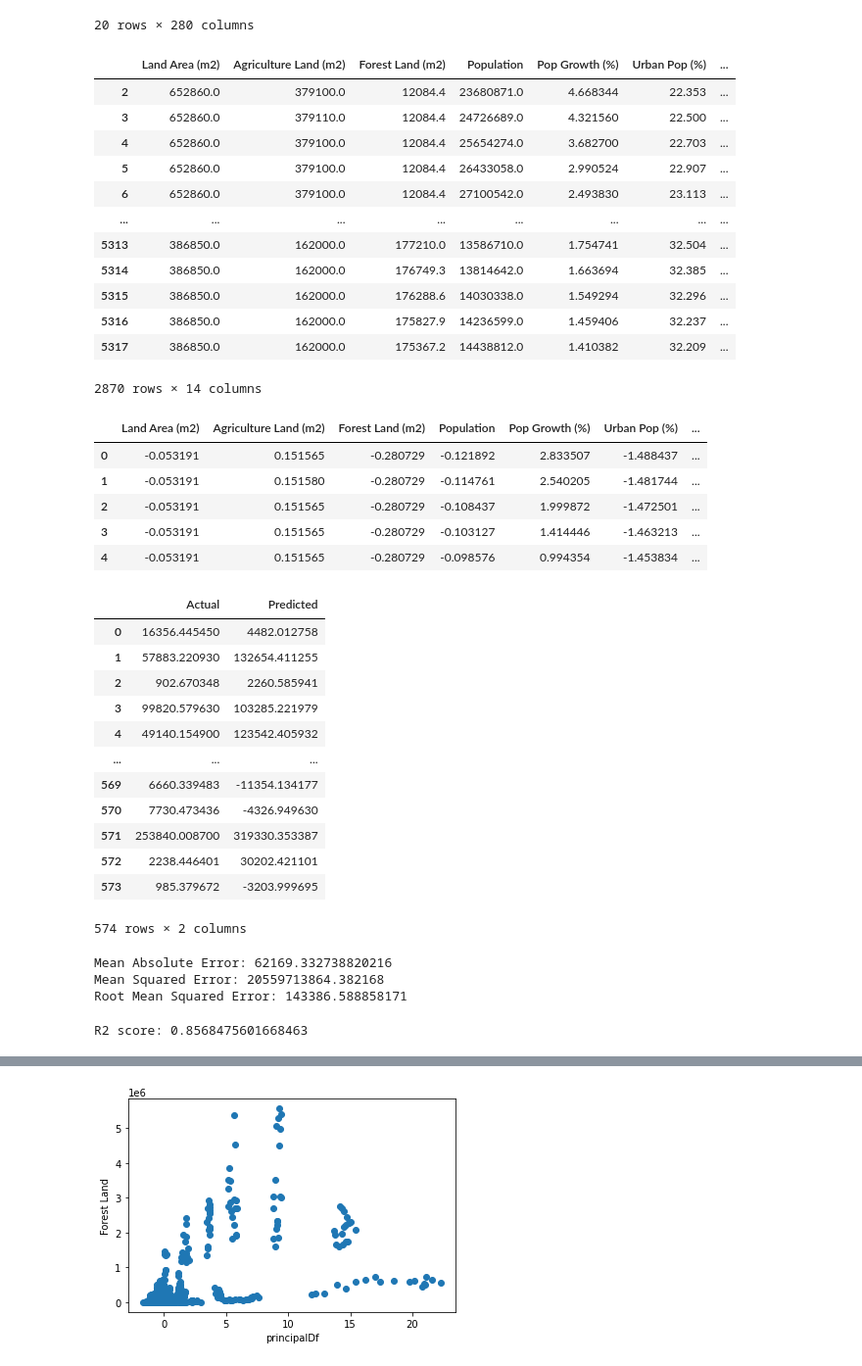
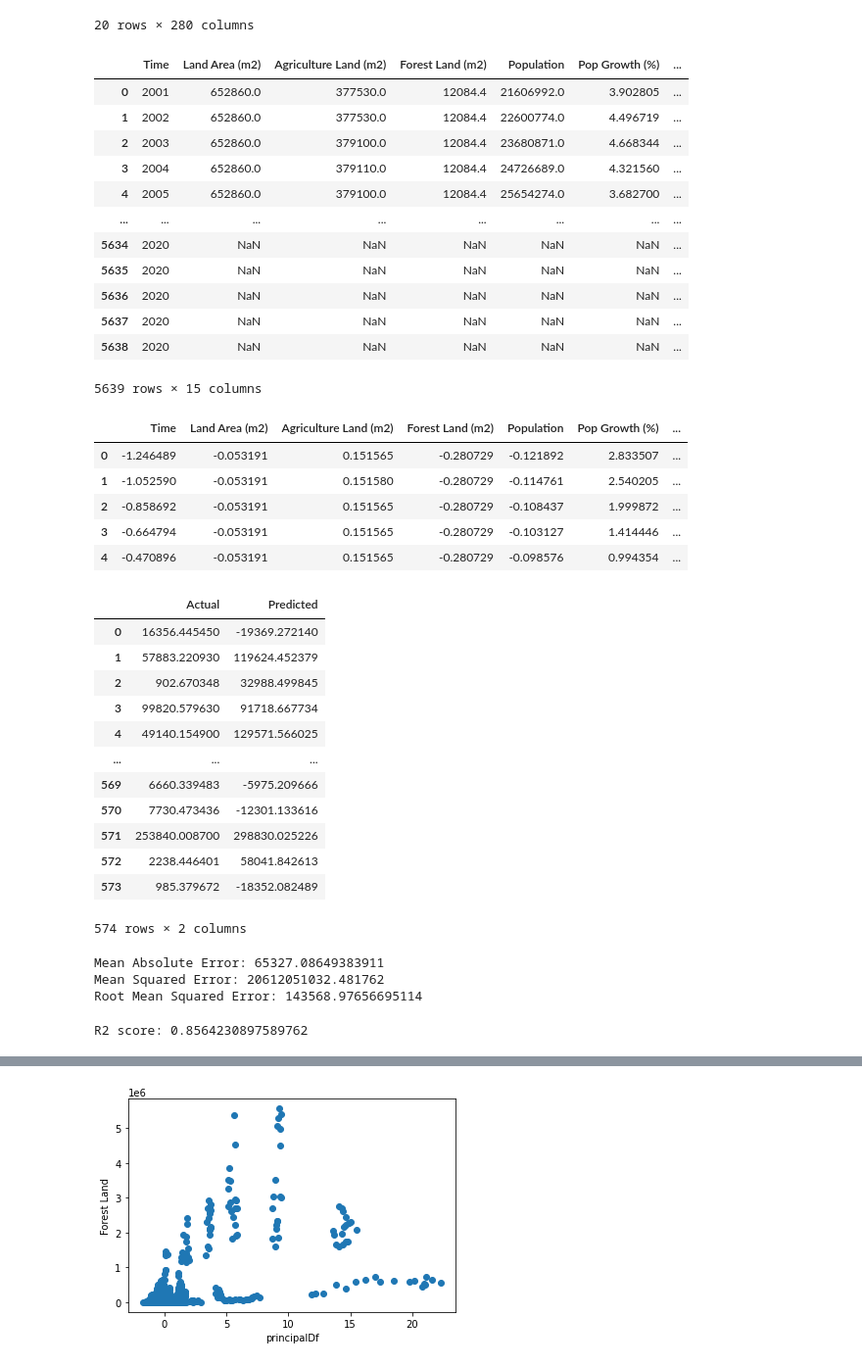
Before and after one commit to mohannashahrad/Borealis_AI_Plant_Tree_Project, a Jupyter notebook: Training/PCA_analysis.ipynb, the cells around one changed output, grey strips where cells are left out. Shown at 98% size. Saved outputs shown, nothing was run; the diff lists cells and outputs as text; code cells hidden in the pictures.

```diff
--- a/Training/PCA_analysis.ipynb
+++ b/Training/PCA_analysis.ipynb
@@ -143,36 +143,37 @@ df.head(20)
 20 rows × 280 columns
 # %%
 df_2 = load_DF('https://raw.githubusercontent.com/mohannashahrad/Borealis_AI_Plant_Tree_Project/main/Final_Data/final_data2.csv')
-df_2 = df_2.iloc[: , 3:]
+df_2 = df_2.iloc[: , 1:]
+df_2 = df_2.loc[:, df_2.columns != 'Country Name']
 # %%
 df_2
 # %% [output]
-|  | Land Area (m2) | Agriculture Land (m2) | Forest Land (m2) | Population | Pop Growth (%) | Urban Pop (%) | ... |
-| 2 | 652860.0 | 379100.0 | 12084.4 | 23680871.0 | 4.668344 | 22.353 | ... |
-| 3 | 652860.0 | 379110.0 | 12084.4 | 24726689.0 | 4.321560 | 22.500 | ... |
-| 4 | 652860.0 | 379100.0 | 12084.4 | 25654274.0 | 3.682700 | 22.703 | ... |
-| 5 | 652860.0 | 379100.0 | 12084.4 | 26433058.0 | 2.990524 | 22.907 | ... |
-| 6 | 652860.0 | 379100.0 | 12084.4 | 27100542.0 | 2.493830 | 23.113 | ... |
+|  | Time | Land Area (m2) | Agriculture Land (m2) | Forest Land (m2) | Population | Pop Growth (%) | ... |
+| 0 | 2001 | 652860.0 | 377530.0 | 12084.4 | 21606992.0 | 3.902805 | ... |
+| 1 | 2002 | 652860.0 | 377530.0 | 12084.4 | 22600774.0 | 4.496719 | ... |
+| 2 | 2003 | 652860.0 | 379100.0 | 12084.4 | 23680871.0 | 4.668344 | ... |
+| 3 | 2004 | 652860.0 | 379110.0 | 12084.4 | 24726689.0 | 4.321560 | ... |
+| 4 | 2005 | 652860.0 | 379100.0 | 12084.4 | 25654274.0 | 3.682700 | ... |
 | ... | ... | ... | ... | ... | ... | ... | ... |
-| 5313 | 386850.0 | 162000.0 | 177210.0 | 13586710.0 | 1.754741 | 32.504 | ... |
-| 5314 | 386850.0 | 162000.0 | 176749.3 | 13814642.0 | 1.663694 | 32.385 | ... |
-| 5315 | 386850.0 | 162000.0 | 176288.6 | 14030338.0 | 1.549294 | 32.296 | ... |
-| 5316 | 386850.0 | 162000.0 | 175827.9 | 14236599.0 | 1.459406 | 32.237 | ... |
-| 5317 | 386850.0 | 162000.0 | 175367.2 | 14438812.0 | 1.410382 | 32.209 | ... |
+| 5634 | 2020 | NaN | NaN | NaN | NaN | NaN | ... |
+| 5635 | 2020 | NaN | NaN | NaN | NaN | NaN | ... |
+| 5636 | 2020 | NaN | NaN | NaN | NaN | NaN | ... |
+| 5637 | 2020 | NaN | NaN | NaN | NaN | NaN | ... |
+| 5638 | 2020 | NaN | NaN | NaN | NaN | NaN | ... |
-2870 rows × 14 columns
+5639 rows × 15 columns
 # %%
 df_2 = df_2[~df_2.isin([np.nan, np.inf, -np.inf]).any(1)]
 x_2 = df_2.loc[:, df_2.columns != 'Tree Loss (ha)']
 normalized_x_2=StandardScaler().fit_transform(x_2)
-normalized_x_2=pd.DataFrame(data=normalized_x_2, columns=["Land Area (m2)", "Agriculture Land (m2)", "Forest Land (m2)", "Population", "Pop Growth (%)", "Urban Pop (%)", "GDP (US$)", "GDP Growth (%)", "Forest Rents (% GDP)", "Coal Rents (% GDP)", "Oil Rents (% GDP)", "CO2 Emission (kt)", "GHG Emision (CO2 eqv)"])
+normalized_x_2=pd.DataFrame(data=normalized_x_2, columns=["Time", "Land Area (m2)", "Agriculture Land (m2)", "Forest Land (m2)", "Population", "Pop Growth (%)", "Urban Pop (%)", "GDP (US$)", "GDP Growth (%)", "Forest Rents (% GDP)", "Coal Rents (% GDP)", "Oil Rents (% GDP)", "CO2 Emission (kt)", "GHG Emision (CO2 eqv)"])
 normalized_x_2.head()
 # %% [output]
-|  | Land Area (m2) | Agriculture Land (m2) | Forest Land (m2) | Population | Pop Growth (%) | Urban Pop (%) | ... |
-| 0 | -0.053191 | 0.151565 | -0.280729 | -0.121892 | 2.833507 | -1.488437 | ... |
-| 1 | -0.053191 | 0.151580 | -0.280729 | -0.114761 | 2.540205 | -1.481744 | ... |
-| 2 | -0.053191 | 0.151565 | -0.280729 | -0.108437 | 1.999872 | -1.472501 | ... |
-| 3 | -0.053191 | 0.151565 | -0.280729 | -0.103127 | 1.414446 | -1.463213 | ... |
-| 4 | -0.053191 | 0.151565 | -0.280729 | -0.098576 | 0.994354 | -1.453834 | ... |
+|  | Time | Land Area (m2) | Agriculture Land (m2) | Forest Land (m2) | Population | Pop Growth (%) | ... |
+| 0 | -1.246489 | -0.053191 | 0.151565 | -0.280729 | -0.121892 | 2.833507 | ... |
+| 1 | -1.052590 | -0.053191 | 0.151580 | -0.280729 | -0.114761 | 2.540205 | ... |
+| 2 | -0.858692 | -0.053191 | 0.151565 | -0.280729 | -0.108437 | 1.999872 | ... |
+| 3 | -0.664794 | -0.053191 | 0.151565 | -0.280729 | -0.103127 | 1.414446 | ... |
+| 4 | -0.470896 | -0.053191 | 0.151565 | -0.280729 | -0.098576 | 0.994354 | ... |
 # %%
 y_2 = df_2['Tree Loss (ha)']
 X_train_2, X_test_2, y_train_2, y_test_2 = train_test_split(normalized_x_2, y_2, test_size=0.2, random_state=0)
@@ -182,30 +183,30 @@ compare_df_2 = pd.DataFrame({'Actual': y_test_2.to_numpy().flatten(), 'Predicted
 compare_df_2
 # %% [output]
 |  | Actual | Predicted |
-| 0 | 16356.445450 | 4482.012758 |
-| 1 | 57883.220930 | 132654.411255 |
-| 2 | 902.670348 | 2260.585941 |
-| 3 | 99820.579630 | 103285.221979 |
-| 4 | 49140.154900 | 123542.405932 |
+| 0 | 16356.445450 | -19369.272140 |
+| 1 | 57883.220930 | 119624.452379 |
+| 2 | 902.670348 | 32988.499845 |
+| 3 | 99820.579630 | 91718.667734 |
+| 4 | 49140.154900 | 129571.566025 |
 | ... | ... | ... |
-| 569 | 6660.339483 | -11354.134177 |
-| 570 | 7730.473436 | -4326.949630 |
-| 571 | 253840.008700 | 319330.353387 |
-| 572 | 2238.446401 | 30202.421101 |
-| 573 | 985.379672 | -3203.999695 |
+| 569 | 6660.339483 | -5975.209666 |
+| 570 | 7730.473436 | -12301.133616 |
+| 571 | 253840.008700 | 298830.025226 |
+| 572 | 2238.446401 | 58041.842613 |
+| 573 | 985.379672 | -18352.082489 |
 574 rows × 2 columns
 # %%
 print('Mean Absolute Error:', metrics.mean_absolute_error(y_test_2, y_pred_2))
 print('Mean Squared Error:', metrics.mean_squared_error(y_test_2, y_pred_2))
 print('Root Mean Squared Error:', np.sqrt(metrics.mean_squared_error(y_test_2, y_pred_2)))
 # %% [output]
-Mean Absolute Error: 62169.332738820216
-Mean Squared Error: 20559713864.382168
-Root Mean Squared Error: 143386.588858171
+Mean Absolute Error: 65327.08649383911
+Mean Squared Error: 20612051032.481762
+Root Mean Squared Error: 143568.97656695114
 # %%
 print('R2 score:', metrics.r2_score(y_pred_2,y_test_2))
 # %% [output]
-R2 score: 0.8568475601668463
+R2 score: 0.8564230897589762
 # %%
 pca = PCA(n_components=1)
 principalComponents = pca.fit_transform(normalized_x_2)
```
Also changed, not shown: parts of 12 cells of this notebook.
